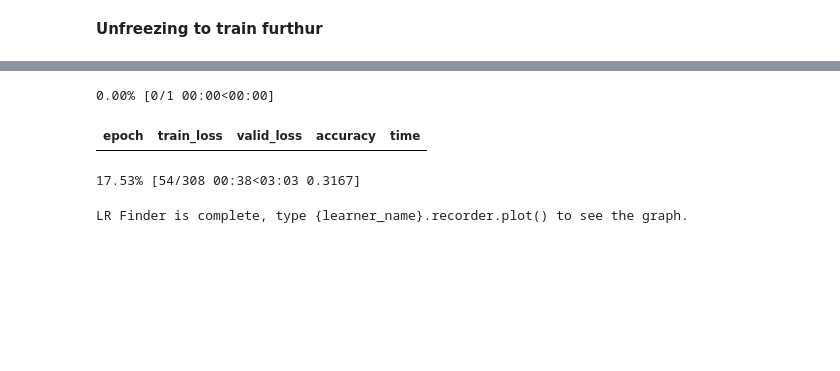
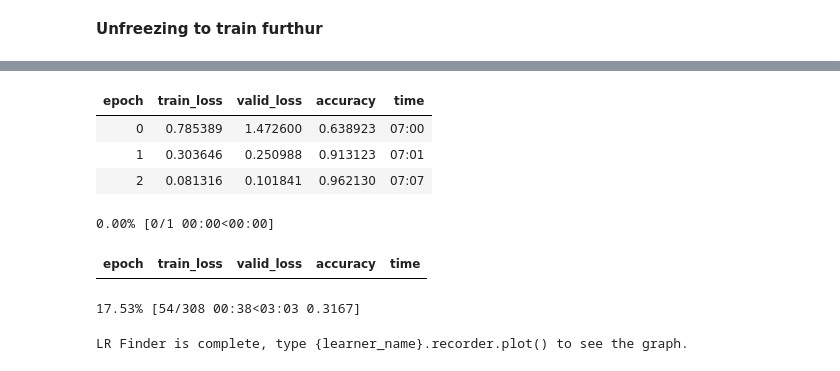
Before and after one commit to JessicaMishra/Geeksman_AISquad_Project1_Jessica, a Jupyter notebook: training.ipynb, the cells around one changed output, grey strips where cells are left out. Cells and saved outputs as stored; diff of their text form; code cells hidden in the pictures; blank space fills up the shorter version.

```diff
--- a/training.ipynb
+++ b/training.ipynb
@@ -103,3 +123,10 @@ learn.fit_one_cycle(2)
+# %%
+learn.fit_one_cycle(3)
+# %% [output]
+| epoch | train_loss | valid_loss | accuracy | time |
+| 0 | 0.785389 | 1.472600 | 0.638923 | 07:00 |
+| 1 | 0.303646 | 0.250988 | 0.913123 | 07:01 |
+| 2 | 0.081316 | 0.101841 | 0.962130 | 07:07 |
 # %%
 learn.unfreeze()
 learn.lr_find()
```
Also changed, not shown: parts of 10 cells of this notebook.
